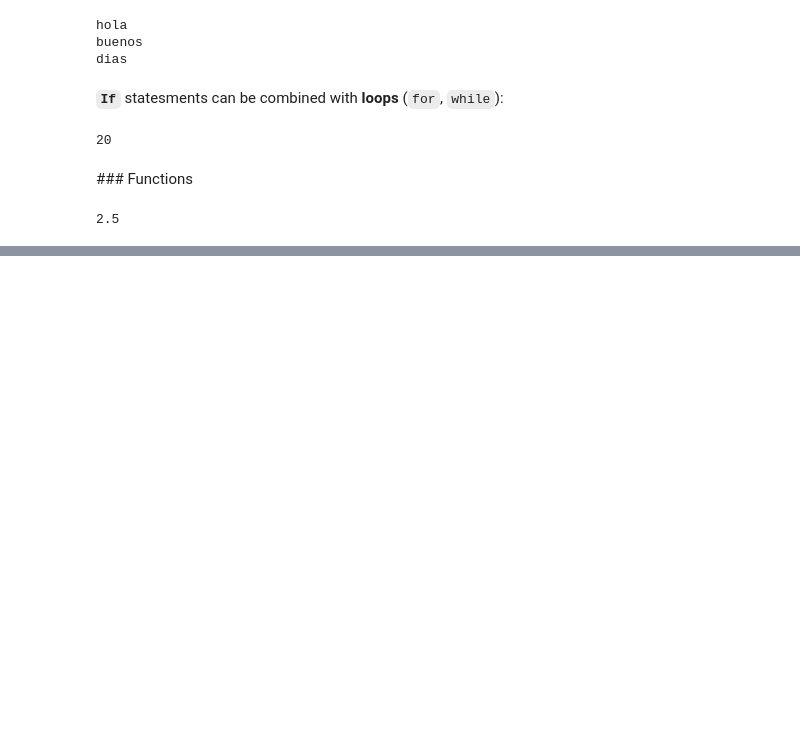
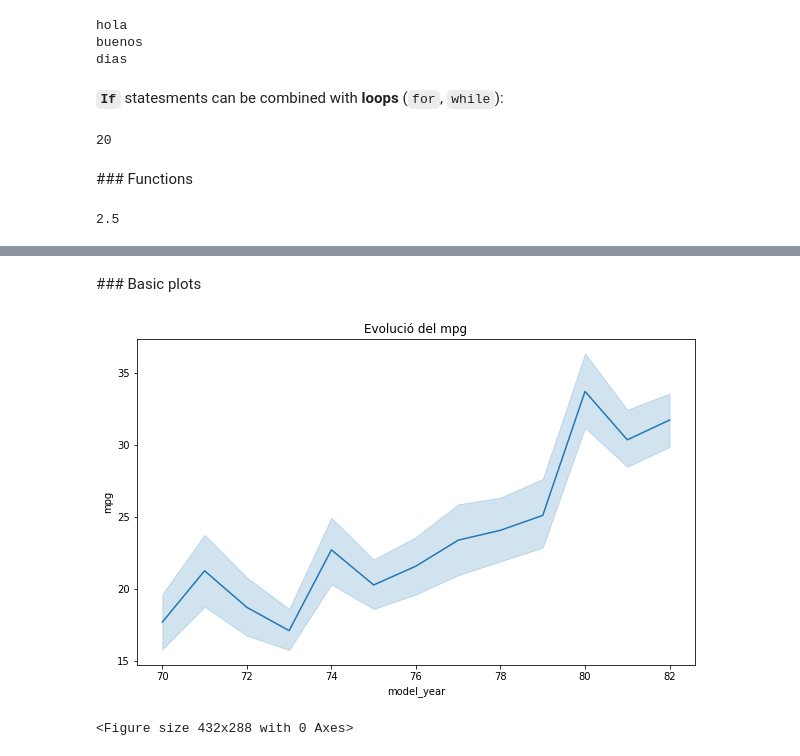
Before and after one commit to raulbenitez/introAI_ICE, a Jupyter notebook: Tema1_Exploració_dades.ipynb, the cells around one changed output, grey strips where cells are left out. Cells and saved outputs as stored; diff of their text form; code cells hidden in the pictures; blank space fills up the shorter version.

```diff
--- a/Tema1_Exploració_dades.ipynb
+++ b/Tema1_Exploració_dades.ipynb
@@ -243,0 +542,4 @@ average([1,2,3,4])
+# %%
+import seaborn as sns
+df2 = sns.load_dataset('mpg')
+df2.head()
@@ -243,0 +553,14 @@ average([1,2,3,4])
+# %% [markdown]
+### Basic plots
+# %%
+import seaborn as sns
+import matplotlib.pyplot as plt
+
+fig = plt.figure(figsize=(10,6))
+ax = sns.lineplot(x="model_year", y="mpg", data=df2)
+ax.set_title('Evolució del mpg')
+plt.show()
+plt.savefig('evolucion.png')
+# %% [output]
+[figure, added]
+<Figure size 432x288 with 0 Axes>
```
Also changed, not shown: parts of 92 cells of this notebook.
